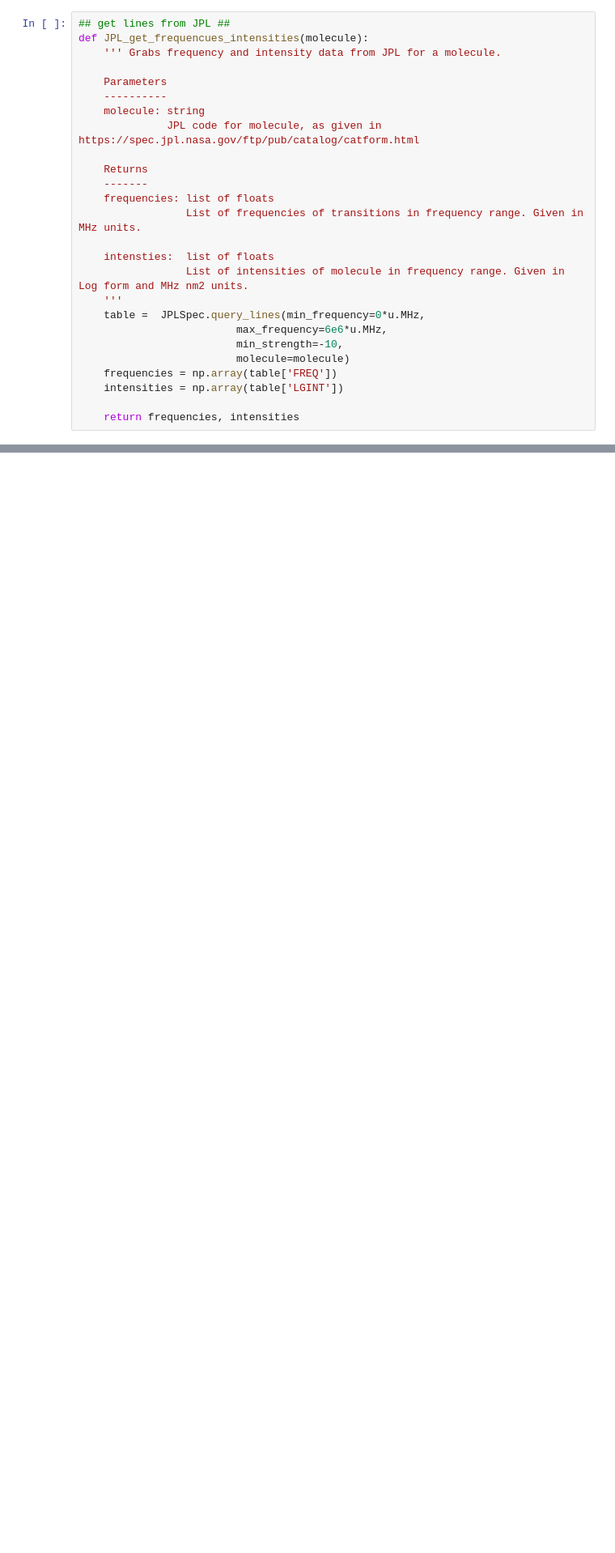
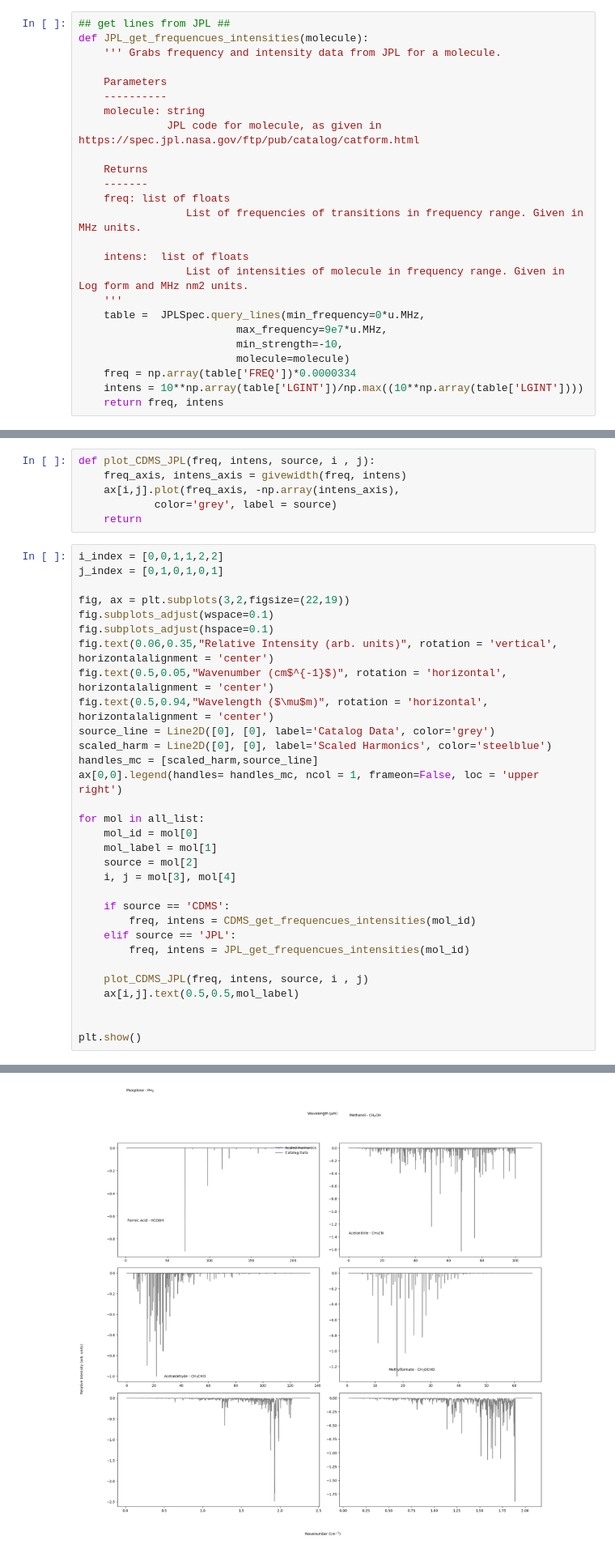
Before and after one commit to mpettyjo/4_BigData, a Jupyter notebook: Plots/RotationalSpec_Compareto_CDMS_JPL.ipynb, the cells around one changed output, grey strips where cells are left out. Shown at 81% size. Drawn from its saved outputs; the diff is of its cells as text; blank space fills up the shorter version.

Commit message:
plot CDMS and JPL

```diff
--- a/Plots/RotationalSpec_Compareto_CDMS_JPL.ipynb
+++ b/Plots/RotationalSpec_Compareto_CDMS_JPL.ipynb
@@ -90,17 +90,16 @@ def JPL_get_frequencues_intensities(molecule):
 
     Returns
     -------
-    frequencies: list of floats
+    freq: list of floats
                  List of frequencies of transitions in frequency range. Given in MHz units.
 
-    intensties:  list of floats
+    intens:  list of floats
                  List of intensities of molecule in frequency range. Given in Log form and MHz nm2 units.
     '''
     table =  JPLSpec.query_lines(min_frequency=0*u.MHz,
-                         max_frequency=6e6*u.MHz,
+                         max_frequency=9e7*u.MHz,
                          min_strength=-10,
                          molecule=molecule)
-    frequencies = np.array(table['FREQ'])
-    intensities = np.array(table['LGINT'])
-
-    return frequencies, intensities
+    freq = np.array(table['FREQ'])*0.0000334
+    intens = 10**np.array(table['LGINT'])/np.max((10**np.array(table['LGINT'])))
+    return freq, intens
@@ -114,0 +131,38 @@ def plot_CDMS(frequencies,intensities,):
+# %%
+def plot_CDMS_JPL(freq, intens, source, i , j):
+    freq_axis, intens_axis = givewidth(freq, intens)
+    ax[i,j].plot(freq_axis, -np.array(intens_axis),
+            color='grey', label = source)
+    return
+# %%
+i_index = [0,0,1,1,2,2]
+j_index = [0,1,0,1,0,1]
+
+fig, ax = plt.subplots(3,2,figsize=(22,19))
+fig.subplots_adjust(wspace=0.1)
+fig.subplots_adjust(hspace=0.1)
+fig.text(0.06,0.35,"Relative Intensity (arb. units)", rotation = 'vertical', horizontalalignment = 'center')
+fig.text(0.5,0.05,"Wavenumber (cm$^{-1}$)", rotation = 'horizontal', horizontalalignment = 'center')
+fig.text(0.5,0.94,"Wavelength ($\mu$m)", rotation = 'horizontal', horizontalalignment = 'center')
+source_line = Line2D([0], [0], label='Catalog Data', color='grey')
+scaled_harm = Line2D([0], [0], label='Scaled Harmonics', color='steelblue')
+handles_mc = [scaled_harm,source_line]
+ax[0,0].legend(handles= handles_mc, ncol = 1, frameon=False, loc = 'upper right')
+
+for mol in all_list:
+    mol_id = mol[0]
+    mol_label = mol[1]
+    source = mol[2]
+    i, j = mol[3], mol[4]
+
+    if source == 'CDMS':
+        freq, intens = CDMS_get_frequencues_intensities(mol_id)
+    elif source == 'JPL':
+        freq, intens = JPL_get_frequencues_intensities(mol_id)
+
+    plot_CDMS_JPL(freq, intens, source, i , j)
+    ax[i,j].text(0.5,0.5,mol_label)
+
+
+plt.show()
+# %% [output]
@@ -114,0 +186 @@ def plot_CDMS(frequencies,intensities,):
+[figure, added]
```
Also changed, not shown: parts of 8 cells of this notebook.
